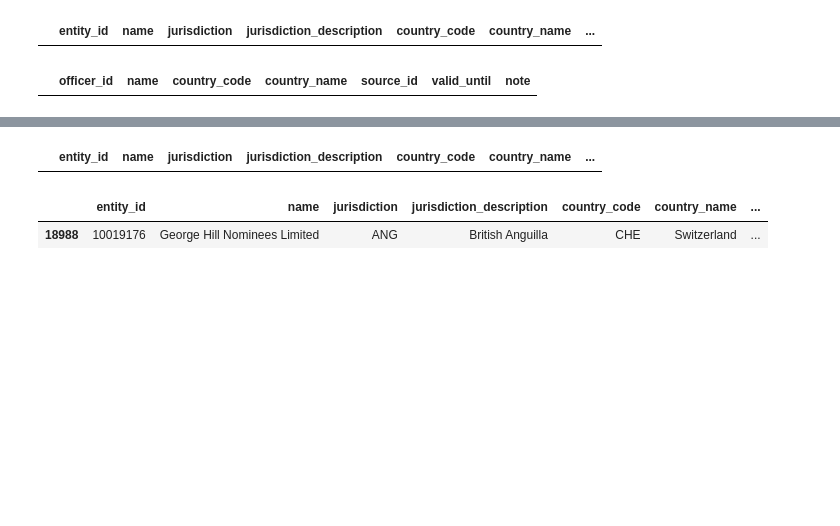
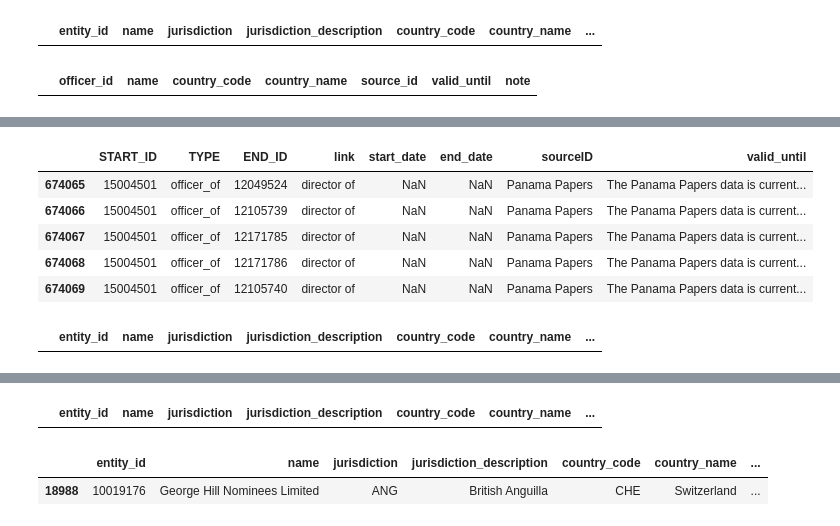
Before and after one commit to dimcel/Panama_papers_SQL, a Jupyter notebook: project.ipynb, the cells around one changed output, grey strips where cells are left out. Drawn from its saved outputs; the diff is of its cells as text; code cells hidden in the pictures; blank space fills up the shorter version.

```diff
--- a/project.ipynb
+++ b/project.ipynb
@@ -725,3 +714,16 @@ officer[officer["name"] == "King Salman bin Abdulaziz bin Abdulrahman Al Saud"]
 # %% [output]
 |  | officer_id | name | country_code | country_name | source_id | valid_until | note |
 | 238383 | 15004501 | King Salman bin Abdulaziz bin Abd... | NaN | NaN | Panama Papers | The Panama Papers data is current... | Record manually added from leaked... |
+# %%
+edges[edges["START_ID"] == 15004501]
+# %% [output]
+|  | START_ID | TYPE | END_ID | link | start_date | end_date | sourceID | valid_until |
+| 674065 | 15004501 | officer_of | 12049524 | director of | NaN | NaN | Panama Papers | The Panama Papers data is current... |
+| 674066 | 15004501 | officer_of | 12105739 | director of | NaN | NaN | Panama Papers | The Panama Papers data is current... |
+| 674067 | 15004501 | officer_of | 12171785 | director of | NaN | NaN | Panama Papers | The Panama Papers data is current... |
+| 674068 | 15004501 | officer_of | 12171786 | director of | NaN | NaN | Panama Papers | The Panama Papers data is current... |
+| 674069 | 15004501 | officer_of | 12105740 | director of | NaN | NaN | Panama Papers | The Panama Papers data is current... |
+# %%
+entity[entity["entity_id"] == 12049524]
+# %% [output]
+|  | entity_id | name | jurisdiction | jurisdiction_description | country_code | country_name | ... |
```
Also changed, not shown: parts of 23 cells of this notebook, 1 other file.
